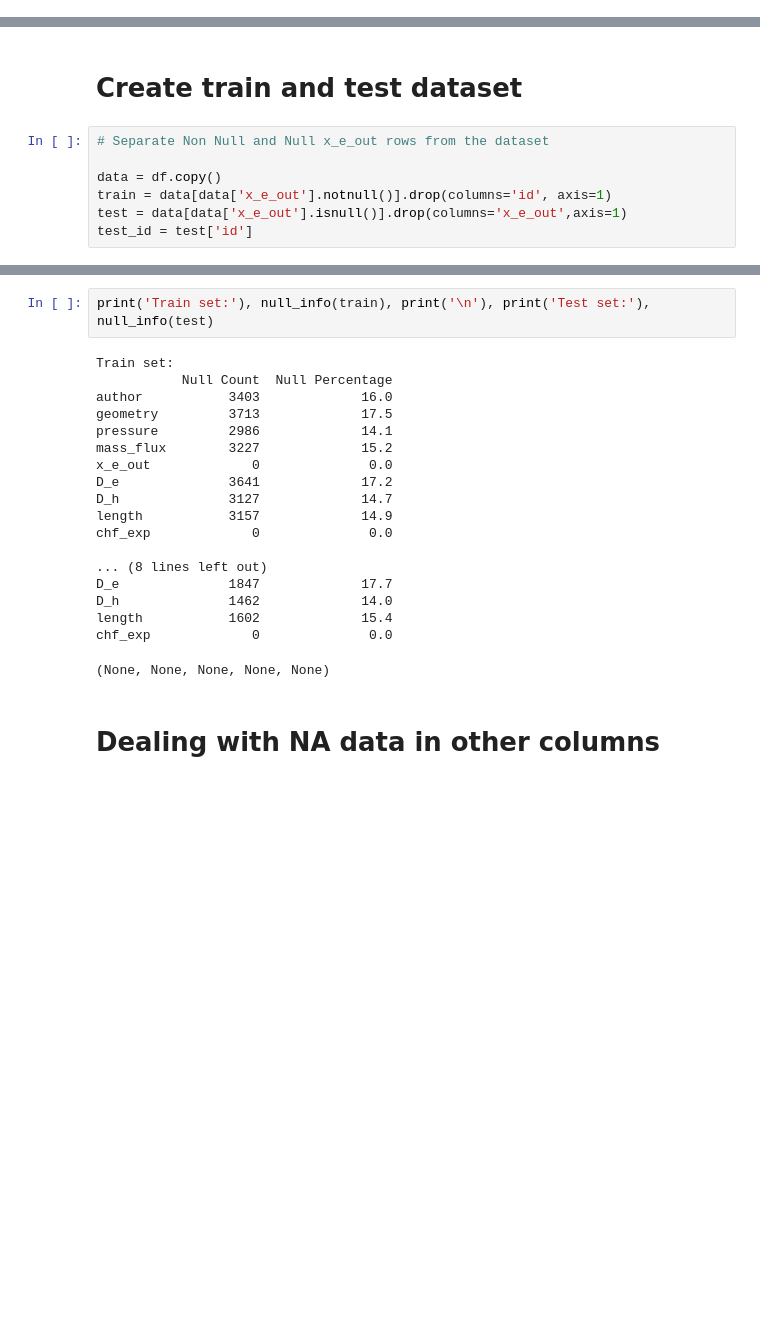
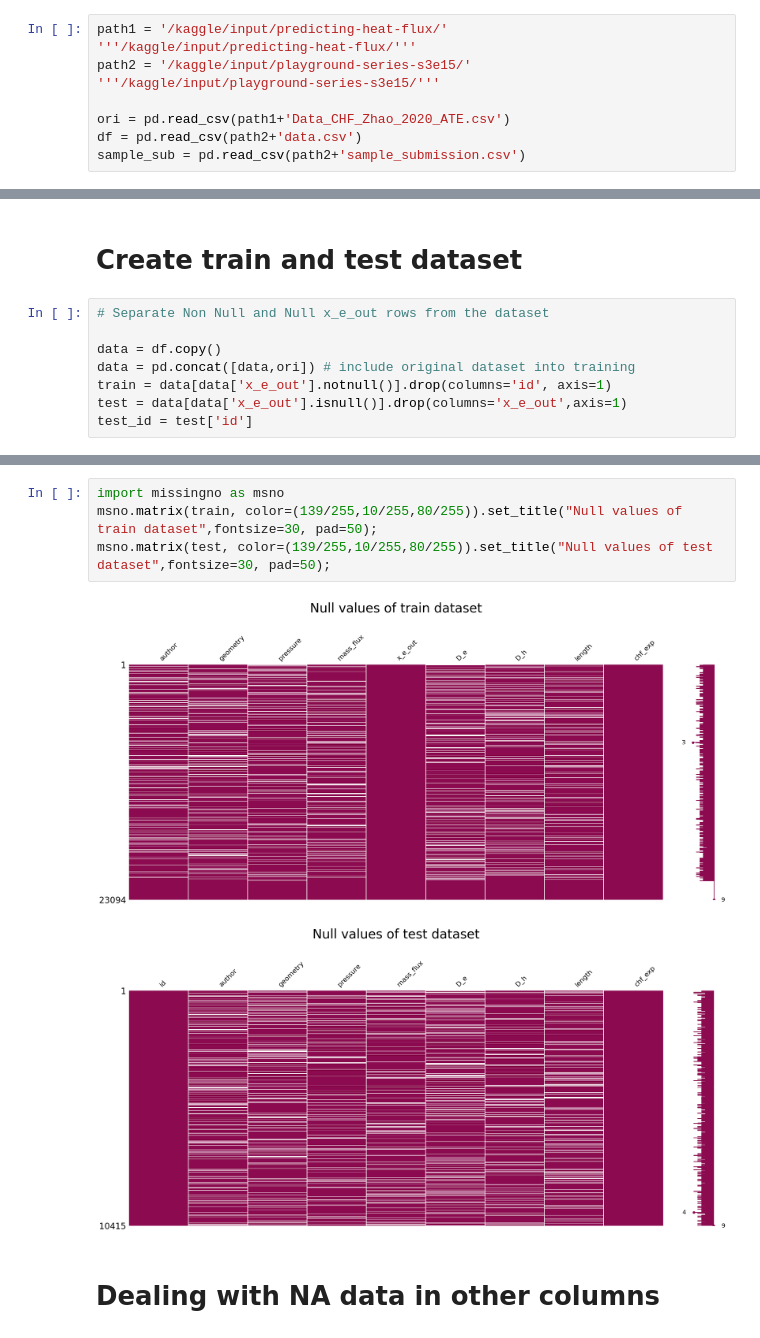
Before and after one commit to theawesomeharris/Kaggle_Competition_PS_S3E15, a Jupyter notebook: ps3e15-feature-imputation-with-heat-flux-dataset.ipynb, the cells around one changed output, grey strips where cells are left out. Cells and saved outputs as stored; diff of their text form; blank space fills up the shorter version.

Commit message:
Kaggle Notebook | PS3E15🔥 Feature Imputation with Heat Flux Dataset | Version 4

```diff
--- a/ps3e15-feature-imputation-with-heat-flux-dataset.ipynb
+++ b/ps3e15-feature-imputation-with-heat-flux-dataset.ipynb
@@ -111,3 +27,12 @@ Index(['id', 'author', 'geometry', 'pressure [MPa]', 'mass_flux [kg/m2-s]',
+# %%
+path1 = '/kaggle/input/predicting-heat-flux/'
+'''/kaggle/input/predicting-heat-flux/'''
+path2 = '/kaggle/input/playground-series-s3e15/'
+'''/kaggle/input/playground-series-s3e15/'''
+
+ori = pd.read_csv(path1+'Data_CHF_Zhao_2020_ATE.csv')
+df = pd.read_csv(path2+'data.csv')
+sample_sub = pd.read_csv(path2+'sample_submission.csv')
 # %% [markdown]
 # Rename columns
 
@@ -132,6 +185,7 @@ Index(['id', 'author', 'geometry', 'pressure', 'mass_flux', 'x_e_out', 'D_e',
 # Separate Non Null and Null x_e_out rows from the dataset
 
 data = df.copy()
+data = pd.concat([data,ori]) # include original dataset into training
 train = data[data['x_e_out'].notnull()].drop(columns='id', axis=1)
 test = data[data['x_e_out'].isnull()].drop(columns='x_e_out',axis=1)
 test_id = test['id']
@@ -162,27 +216,13 @@ Data columns (total 9 columns):
 dtypes: float64(6), int64(1), object(2)
 memory usage: 813.7+ KB
 (None, None, None, None, None)
-# %%
-print('Train set:'), null_info(train), print('\n'), print('Test set:'), null_info(test)
-# %% [output]
-Train set:
-           Null Count  Null Percentage
-author           3403             16.0
-geometry         3713             17.5
-pressure         2986             14.1
-mass_flux        3227             15.2
-x_e_out             0              0.0
-D_e              3641             17.2
-D_h              3127             14.7
-length           3157             14.9
-chf_exp             0              0.0
-
-... (8 lines left out)
-D_e              1847             17.7
-D_h              1462             14.0
-length           1602             15.4
-chf_exp             0              0.0
-(None, None, None, None, None)
+# %%
+import missingno as msno
+msno.matrix(train, color=(139/255,10/255,80/255)).set_title("Null values of train dataset",fontsize=30, pad=50);
+msno.matrix(test, color=(139/255,10/255,80/255)).set_title("Null values of test dataset",fontsize=30, pad=50);
+# %% [output]
+[figure, added]
+[figure, added]
 # %% [markdown]
 # Dealing with NA data in other columns
 # %% [markdown]
```
Also changed, not shown: parts of 27 cells of this notebook.
